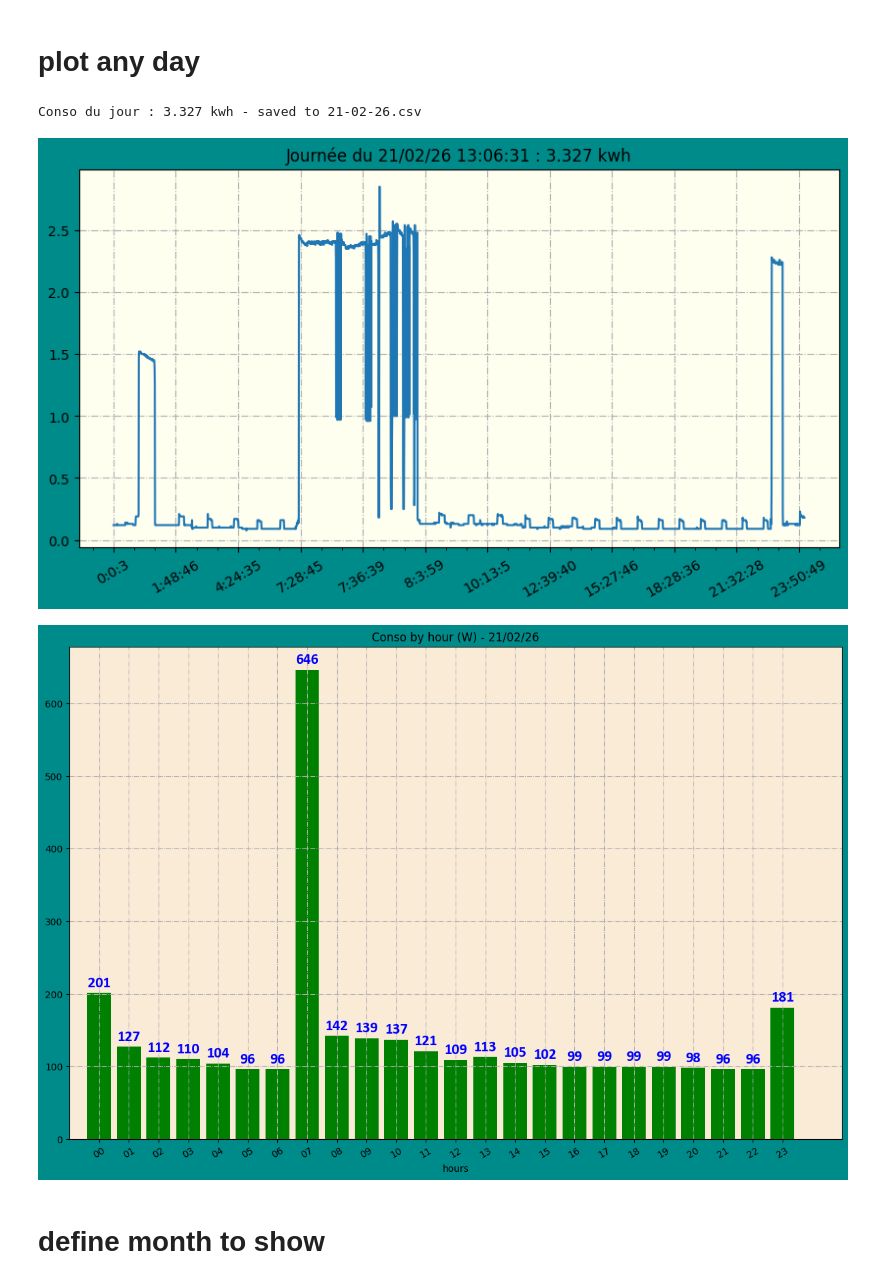
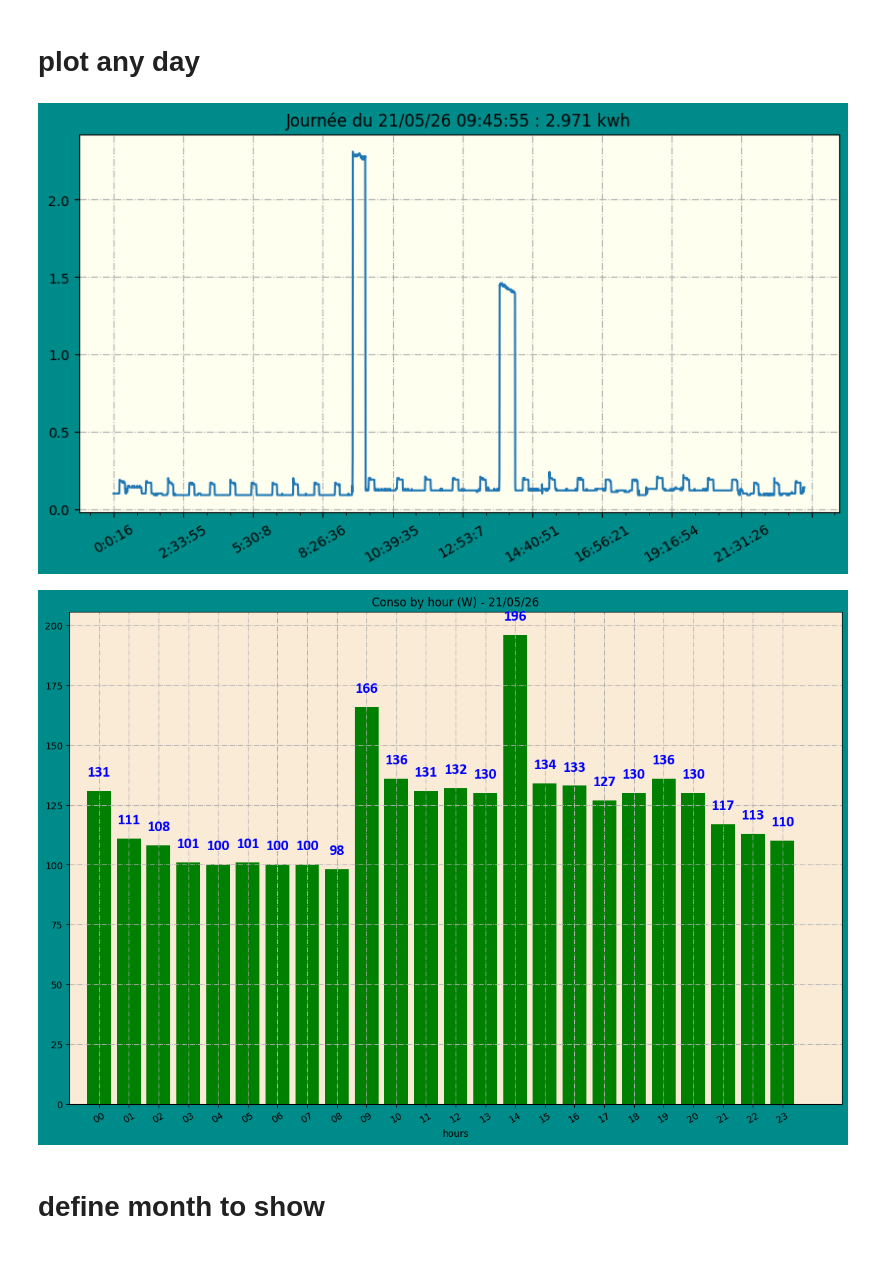
Before and after one commit to jdavid54/jupyter_notebooks2, a Jupyter notebook: conso_kwh_mini.ipynb, the cells around one changed output. Drawn from its saved outputs; the diff is of its cells as text; code cells hidden in the pictures.

```diff
--- a/conso_kwh_mini.ipynb
+++ b/conso_kwh_mini.ipynb
@@ -1868,14 +1841,13 @@ with open(path,'wb') as file:
 # %% [markdown]
 # plot any day
 # %%
-day = '21/02/26'
+day = '21/05/26'
 #day = today
 show(day,pltcolor='darkcyan')
 conso_byhour(day)
 # %% [output]
-Conso du jour : 3.327 kwh - saved to 21-02-26.csv
-[figure, old version]
+[figure, new version]
-[figure, old version]
+[figure, new version]
 # %% [markdown]
 # define month to show
 # %%
```
Also changed, not shown: parts of 156 cells of this notebook, 17 other files.
